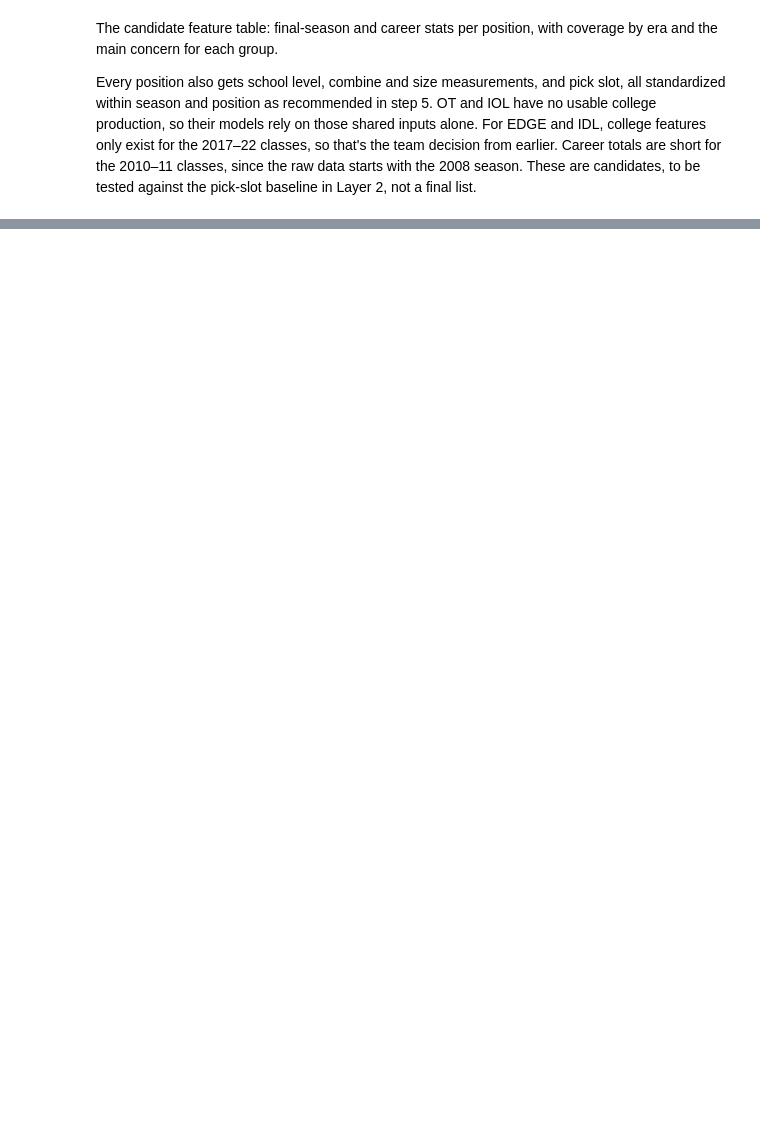
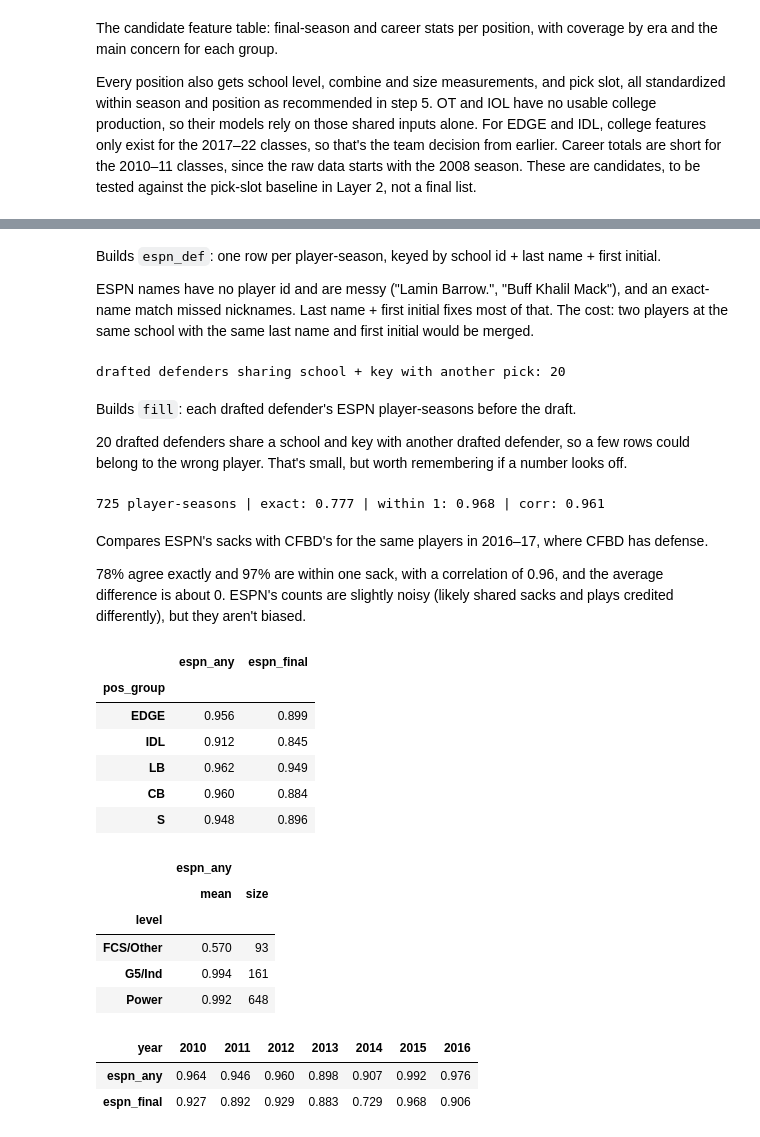
Before and after one commit to abhik026/bruin-draft-analytics, a Jupyter notebook: notebooks/04_college_production_d.ipynb, the cells around one changed output, grey strips where cells are left out. Saved outputs shown, nothing was run; the diff lists cells and outputs as text; code cells hidden in the pictures; blank space fills up the shorter version.

```diff
--- a/notebooks/04_college_production_d.ipynb
+++ b/notebooks/04_college_production_d.ipynb
@@ -799,0 +838,55 @@ Every position also gets school level, combine and size measurements, and pick s
+# %% [markdown]
+Builds `espn_def`: one row per player-season, keyed by school id + last name + first initial.
+
+ESPN names have no player id and are messy ("Lamin Barrow.", "Buff Khalil Mack"), and an exact-name match missed nicknames. Last name + first initial fixes most of that. The cost: two players at the same school with the same last name and first initial would be merged.
+# %%
+# join drafted defenders on school id (picks.collegeId is ESPN's team id) + key, pre-draft seasons only
+def_picks = (picks[picks["pos_group"].isin(DEF_GROUPS)]
+             .assign(key=lambda x: espn_key(x["name"]), collegeId=lambda x: x["collegeId"].astype(int)))
+fill = def_picks.merge(espn_def, left_on=["collegeId", "key"], right_on=["def_pos_team_id", "key"])
+fill = fill[fill["season"] < fill["year"]]
+print("drafted defenders sharing school + key with another pick:", def_picks.duplicated(["collegeId", "key"], keep=False).sum())
+# %% [output]
+drafted defenders sharing school + key with another pick: 20
+# %% [markdown]
+Builds `fill`: each drafted defender's ESPN player-seasons before the draft.
+
+20 drafted defenders share a school and key with another drafted defender, so a few rows could belong to the wrong player. That's small, but worth remembering if a number looks off.
+# %%
+# validation: where both sources exist (2016-17 seasons), do ESPN sacks agree with CFBD sacks?
+cfbd_sacks = d.loc[(d["stat_name"] == "defensive.SACKS") & d["season"].isin([2016, 2017]), ["pid", "season", "value"]]
+overlap = fill[fill["season"].isin([2016, 2017])].merge(cfbd_sacks, on=["pid", "season"])
+diff = (overlap["sacks"] - overlap["value"]).abs()
+print(f"{len(overlap)} player-seasons | exact: {(diff == 0).mean():.3f} | within 1: {(diff <= 1).mean():.3f} | "
+      f"corr: {overlap[['sacks', 'value']].corr().iloc[0, 1]:.3f}")
+# %% [output]
+725 player-seasons | exact: 0.777 | within 1: 0.968 | corr: 0.961
+# %% [markdown]
+Compares ESPN's sacks with CFBD's for the same players in 2016–17, where CFBD has defense.
+
+78% agree exactly and 97% are within one sack, with a correlation of 0.96, and the average difference is about 0. ESPN's counts are slightly noisy (likely shared sacks and plays credited differently), but they aren't biased.
+# %%
+# coverage gain for the 2010-16 classes: share with any ESPN row (any season, and final season)
+gap = (def_picks[def_picks["year"] <= 2016]
+       .assign(espn_any=lambda x: x["pid"].isin(fill["pid"]),
+               espn_final=lambda x: x["pid"].isin(fill.loc[fill["season"] == fill["year"] - 1, "pid"])))
+display(gap.groupby("pos_group")[["espn_any", "espn_final"]].mean().reindex(DEF_GROUPS).round(3),
+        gap.groupby("level")[["espn_any"]].agg(["mean", "size"]).round(3),
+        gap.groupby("year")[["espn_any", "espn_final"]].mean().round(3).T)
+# %% [output]
+|  | espn_any | espn_final |
+| pos_group |  |  |
+| EDGE | 0.956 | 0.899 |
+| IDL | 0.912 | 0.845 |
+| LB | 0.962 | 0.949 |
+| CB | 0.960 | 0.884 |
+| S | 0.948 | 0.896 |
+|  | espn_any |  |
+|  | mean | size |
+| level |  |  |
+| FCS/Other | 0.570 | 93 |
+| G5/Ind | 0.994 | 161 |
+| Power | 0.992 | 648 |
+| year | 2010 | 2011 | 2012 | 2013 | 2014 | 2015 | 2016 |
+| espn_any | 0.964 | 0.946 | 0.960 | 0.898 | 0.907 | 0.992 | 0.976 |
+| espn_final | 0.927 | 0.892 | 0.929 | 0.883 | 0.729 | 0.968 | 0.906 |
```
Also changed, not shown: parts of 7 cells of this notebook, 1 other file.
